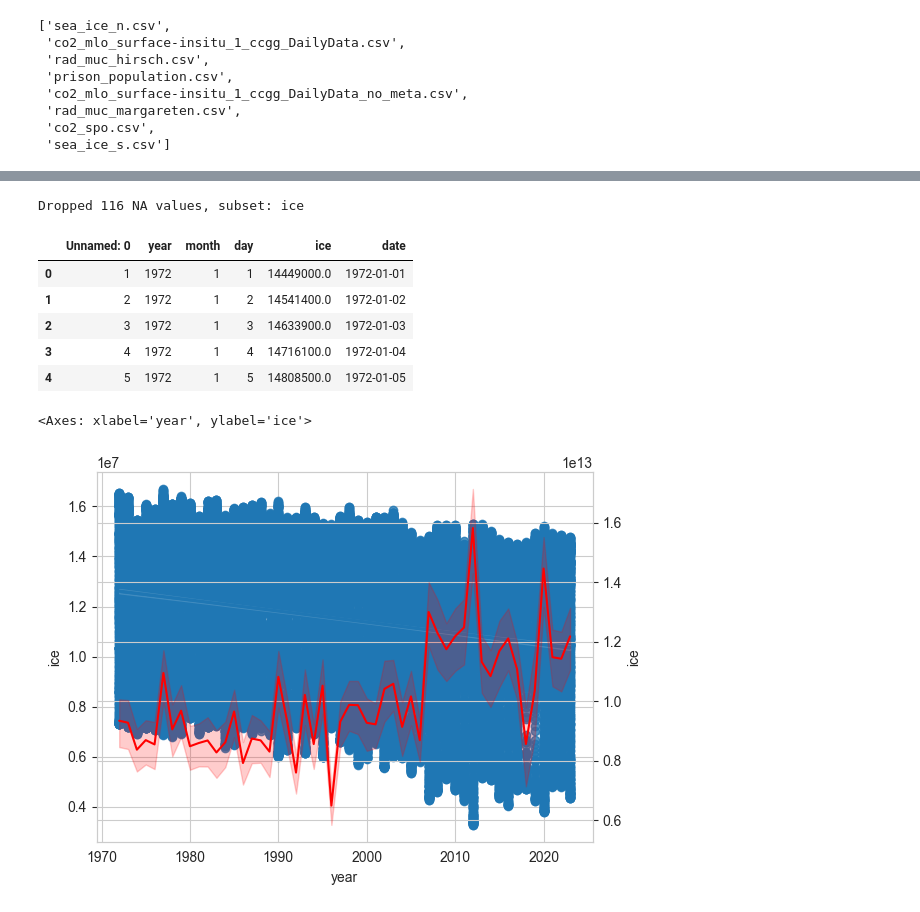
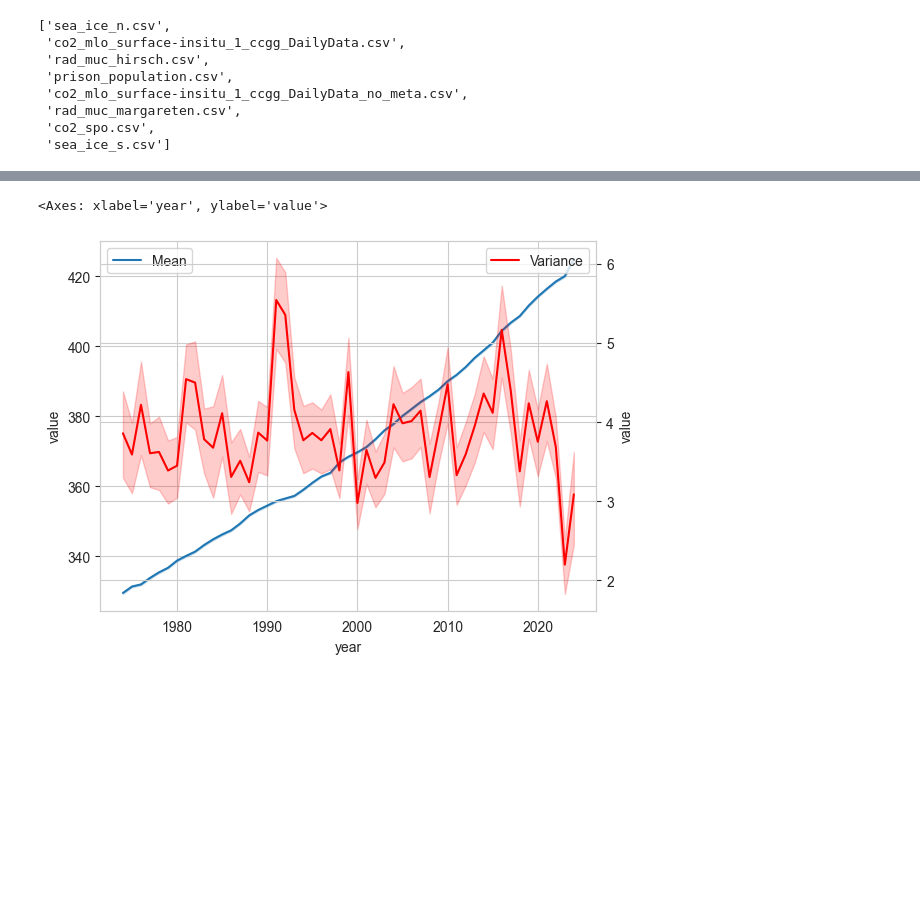
Before and after one commit to JanDuchscherer104/time-series-analysis, a Jupyter notebook: notebooks/lecture_01.ipynb, the cells around one changed output, grey strips where cells are left out. Saved outputs shown, nothing was run; the diff lists cells and outputs as text; code cells hidden in the pictures; blank space fills up the shorter version.

```diff
--- a/notebooks/lecture_01.ipynb
+++ b/notebooks/lecture_01.ipynb
@@ -38,34 +39,30 @@ NameError: name 'pd' is not defined
+# %%
+ax = sns.lineplot(data=df.query("value > 0"), x="year", y="value", label="Mean", estimator="mean")
+sns.lineplot(data=df.query("value > 0"), x="year", y="value", ax=ax.twinx(), estimator="var", color="red", label="Variance")
+# %% [output]
+<Axes: xlabel='year', ylabel='value'>
+[figure, added]
 # %%
-def filter_na(df: pd.DataFrame, col: str) -> pd.DataFrame:
-    num_na = df[col].isna().sum()
-    print(f"Dropped {num_na.sum()} NA values, subset: {col}")
+## wrote this code for a different dataset!
+# def filter_na(df: pd.DataFrame, col: str) -> pd.DataFrame:
+#     num_na = df[col].isna().sum()
+#     print(f"Dropped {num_na.sum()} NA values, subset: {col}")
 
-    return df.dropna(subset=[col])
+#     return df.dropna(subset=[col])
 
 
-df = pd.read_csv(data_path / "co2_mlo_surface-insitu_1_ccgg_DailyData_no_meta.csv", sep=";")
-df = (
-    df
-    .assign(
-        date=pd.to_datetime(df[["year", "month", "day"]])
-        )
-    .assign(ice=pd.to_numeric(df['ice'], errors='coerce')) # coerce: invalid parsing will be set as NaN
-    .pipe(filter_na, "ice")
-)
+# df = pd.read_csv(data_path / "co2_mlo_surface-insitu_1_ccgg_DailyData_no_meta.csv", sep=";")
+# df = (
+#     df
+#     .assign(
+#         date=pd.to_datetime(df[["year", "month", "day"]])
+#         )
+#     .assign(ice=pd.to_numeric(df['value'], errors='coerce')) # coerce: invalid parsing will be set as NaN
+#     .pipe(filter_na, "value")
+# )
 
-df.head()
+# df.head()
-# %% [output]
-Dropped 116 NA values, subset: ice
-|  | Unnamed: 0 | year | month | day | ice | date |
-| 0 | 1 | 1972 | 1 | 1 | 14449000.0 | 1972-01-01 |
-| 1 | 2 | 1972 | 1 | 2 | 14541400.0 | 1972-01-02 |
-| 2 | 3 | 1972 | 1 | 3 | 14633900.0 | 1972-01-03 |
-| 3 | 4 | 1972 | 1 | 4 | 14716100.0 | 1972-01-04 |
-| 4 | 5 | 1972 | 1 | 5 | 14808500.0 | 1972-01-05 |
 # %%
-ax = sns.lineplot(data=df, x="year", y="ice")
-# plot var on a new y axis
-sns.lineplot(data=df, x="year", y="ice", estimator="var", ax=ax.twinx(), color="red")
+# ax = sns.lineplot(data=df, x="year", y="ice")
+# # plot var on a new y axis
+# sns.lineplot(data=df, x="year", y="ice", estimator="var", ax=ax.twinx(), color="red")
-# %% [output]
-<Axes: xlabel='year', ylabel='ice'>
-[figure, removed]
```
Also changed, not shown: parts of 1 cell of this notebook.
